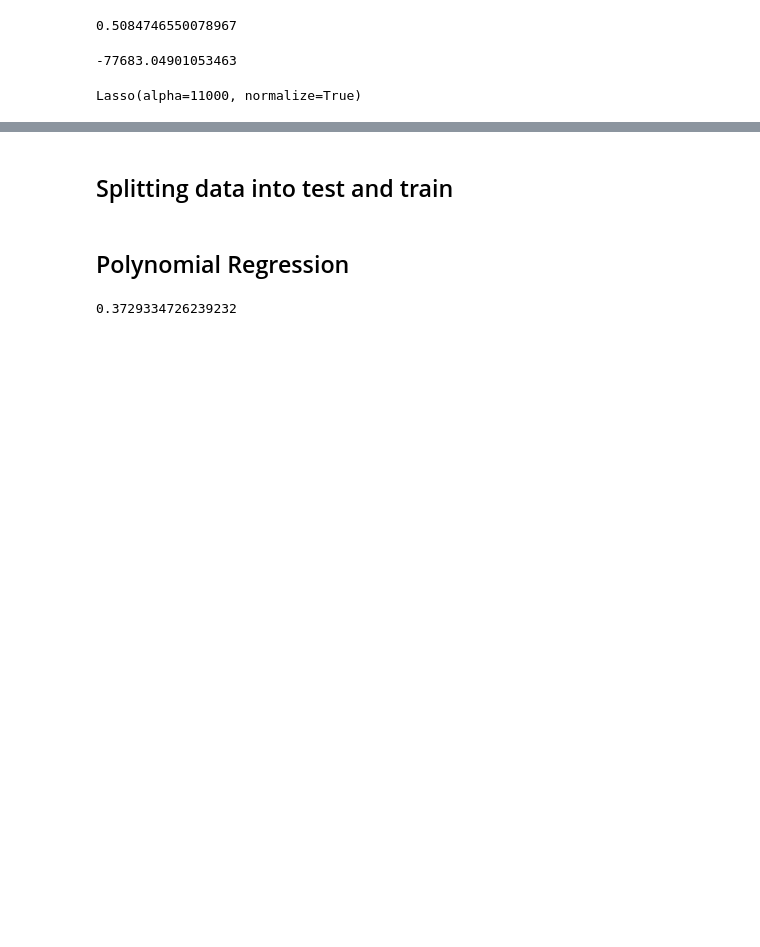
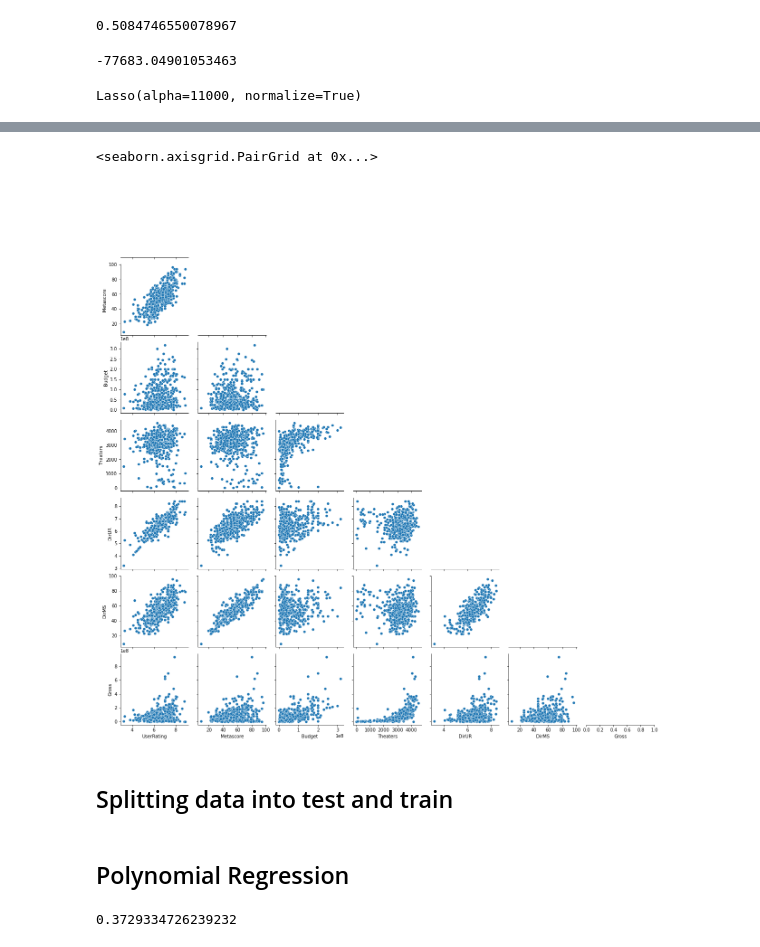
Before and after one commit to Monsterblader/Metis-Linear_Regression, a Jupyter notebook: reg.ipynb, the cells around one changed output, grey strips where cells are left out. Cells and saved outputs as stored; diff of their text form; code cells hidden in the pictures; blank space fills up the shorter version.

```diff
--- a/reg.ipynb
+++ b/reg.ipynb
@@ -331,8 +470,12 @@ plt.gca().set_ylim(len(movie_set_corr)+0.5, -0.5)
 # %%
 # sns.pairplot(movie_set, height=1.5, aspect=1)
-g = sns.PairGrid(movie_set.sample(frac=0.6), diag_sharey=False, corner=True)
+heat_map_df = heat_map_df[['UserRating', 'Metascore', 'Budget', 'Theaters', 'DirUR', 'DirMS', 'Gross']]
+g = sns.PairGrid(heat_map_df.sample(frac=0.6), diag_sharey=False, corner=True)
 g.map_lower(sns.scatterplot)
 g.map_diag(sns.distplot, kde=False)
+# %% [output]
+<seaborn.axisgrid.PairGrid at 0x...>
+[figure, added]
 # %%
 lr = LinearRegression()
 
```
Also changed, not shown: parts of 31 cells of this notebook.
